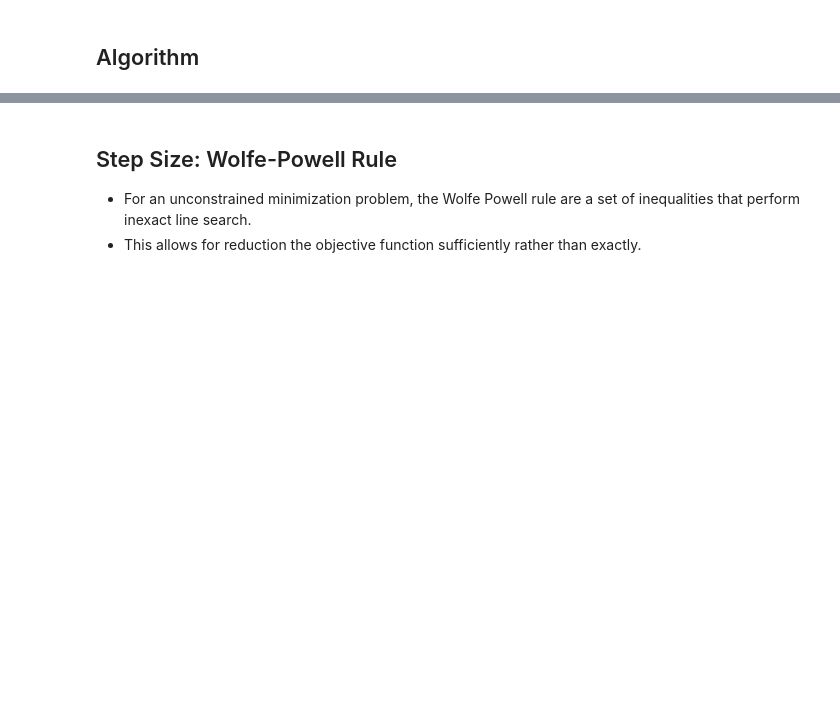
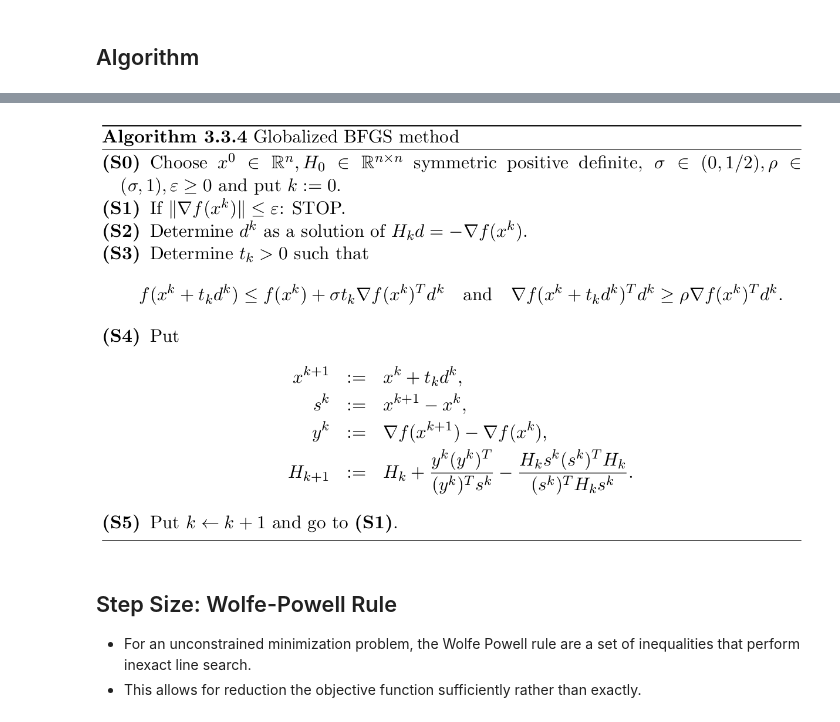
Before and after one commit to cmazzaanthony/coptim, a Jupyter notebook: notebooks/globalized_bfgs_method.ipynb, the cells around one changed output, grey strips where cells are left out. Cells and saved outputs as stored; diff of their text form; code cells hidden in the pictures; blank space fills up the shorter version.

```diff
--- a/notebooks/globalized_bfgs_method.ipynb
+++ b/notebooks/globalized_bfgs_method.ipynb
@@ -9,3 +18,7 @@ import numpy as np
+# %%
+Image(filename='globalized_bfgs_method.png')
+# %% [output]
+[figure, added]
 # %% [markdown]
 ## Step Size: Wolfe-Powell Rule
 - For an unconstrained minimization problem, the Wolfe Powell rule are a set of inequalities that perform inexact line search.
```
Also changed, not shown: parts of 7 cells of this notebook, 3 other files.
